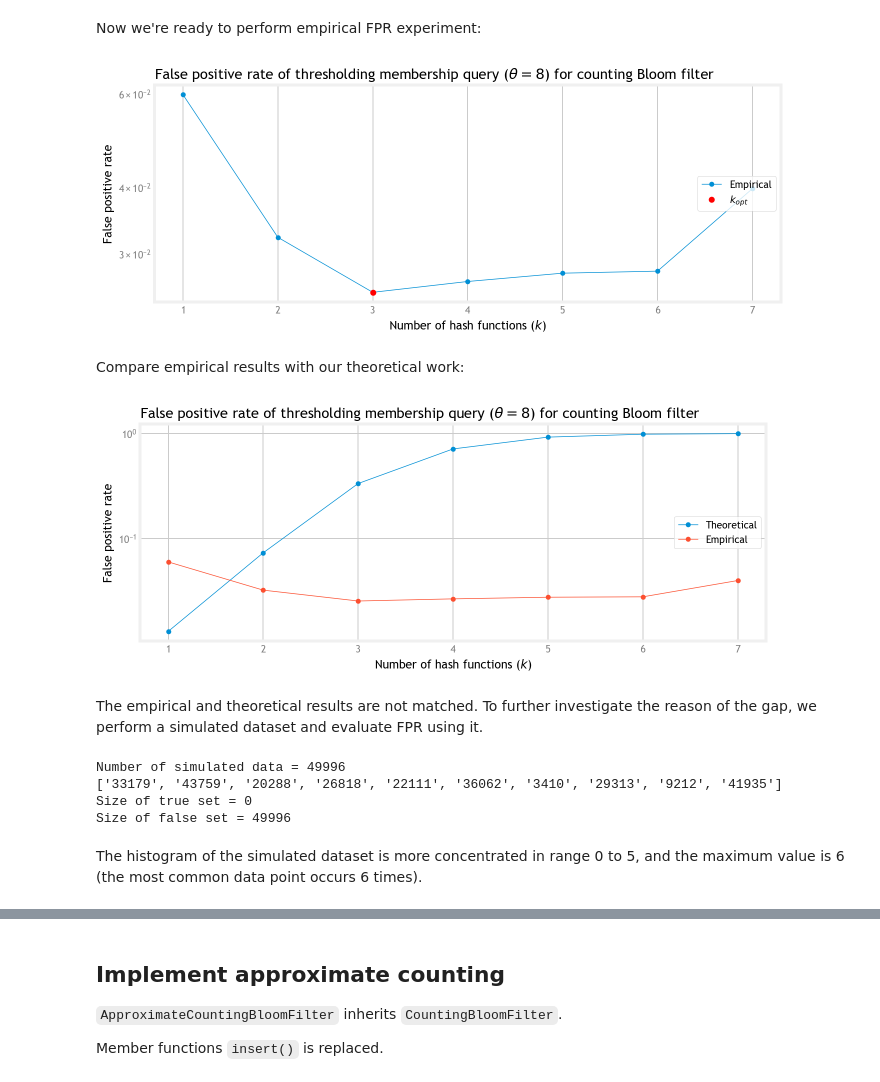
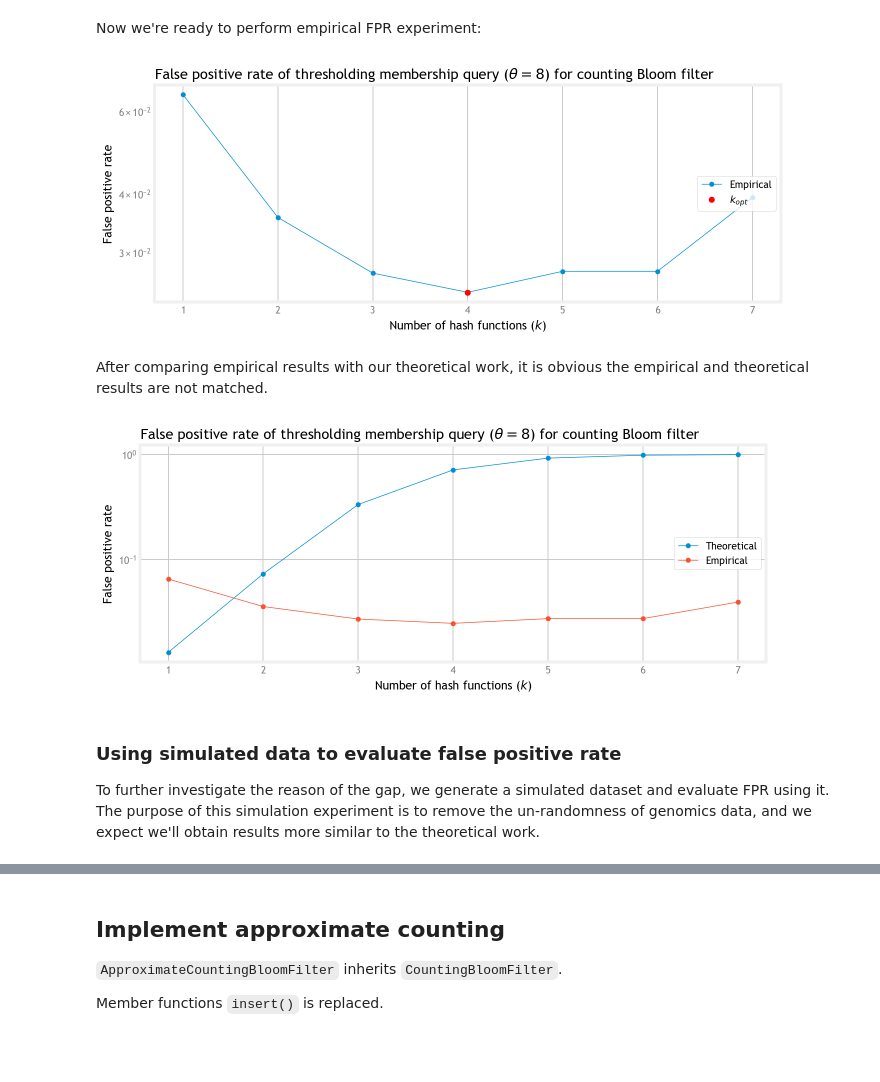
Before and after one commit to milkschen/approx_counting_bloom_filter, a Jupyter notebook: approx_cbf.ipynb, the cells around one changed output, grey strips where cells are left out. Saved outputs shown, nothing was run; the diff lists cells and outputs as text; code cells hidden in the pictures; blank space fills up the shorter version.

Commit message:
added multiple input space experiments

```diff
--- a/approx_cbf.ipynb
+++ b/approx_cbf.ipynb
@@ -415,8 +415,10 @@ def evaluate_fpr_with_data(
     input_stream,
     true_set,
     false_set,
-    max_size = sys.maxsize
+    max_size = sys.maxsize,
+    seed = 0
 ):
+    random.seed(seed)
     list_tp, list_fn, list_fp, list_tn = [], [], [], []
 
     for k in list_k:
@@ -451,44 +453,61 @@ Now we're ready to perform empirical FPR experiment:
 # %%
 list_tp_emp, list_fn_emp, list_fp_emp, list_tn_emp = evaluate_fpr_with_data(
     list_k = list_k,
     size_filter = size_filter,
     theta = theta,
     input_stream = list_kmer,
     true_set = true_set,
     false_set = false_set
 )
-plot_lineplot(x = list_k, list_y = [list_fp_emp], list_label = ['Empirical'], theta = theta, opt = True)
+plot_lineplot_FPR(x = list_k, list_y = [list_fp_emp], list_label = ['Empirical'], theta = theta, opt = True)
 # %% [output]
-[figure, old version]
+[figure, new version]
 # %% [markdown]
-Compare empirical results with our theoretical work:
+After comparing empirical results with our theoretical work, it is obvious the empirical and theoretical results are not matched.
 # %%
-plot_lineplot(x = list_k, list_y = [list_fp_thry, list_fp_emp], list_label = ['Theoretical', 'Empirical'], theta = theta, opt = False)
+plot_lineplot_FPR(x = list_k, list_y = [list_fp_thry, list_fp_emp], list_label = ['Theoretical', 'Empirical'], theta = theta, opt = False)
 # %% [output]
-[figure, old version]
+[figure, new version]
-# %% [markdown]
-The empirical and theoretical results are not matched.
-To further investigate the reason of the gap, we perform a simulated dataset and evaluate FPR using it.
+# %% [markdown]
+### Using simulated data to evaluate false positive rate
+
+To further investigate the reason of the gap, we generate a simulated dataset and evaluate FPR using it.
+The purpose of this simulation experiment is to remove the un-randomness of genomics data, and we expect we'll obtain results more similar to the theoretical work.
 # %%
-random_dataset = []
-for i in list_kmer:
-    random_dataset.append(str(random.randint(0, len(list_kmer) - 1)))
+def simulate_random_data(size_input_space, theta):
+    '''
+    Simulate random points (we use str(Int) to make it hashable) from an input space
 
-true_set_sim = []
-for x in set(random_dataset):
-    if random_dataset.count(x) >= theta:
-        true_set_sim.append(x)
-true_set_sim = set(true_set_sim)
-false_set_sim = set([str(x) for x in set(range(len(list_kmer)))]) - true_set_sim
+    Args:
+    - size_input_space (Int): define how large the space is for simulation
+    - theta (Int): thresholding membership query parameter
 
-print (f'Number of simulated data = {len(random_dataset)}')
-print (random_dataset[:10])
-print (f'Size of true set = {len(true_set_sim)}')
-print (f'Size of false set = {len(false_set_sim)}')
+    Returns:
+    - random_dataset (List):
+        A list of str(Int)'s that are randomly generated from space R^{size_input_space}
+    - true_set (Set):
+        A set of elements that occured >= theta times in `random_dataset`
+    - false_set (Set):
+        A set of elements that are in input space but not in `true_set`
+    '''
+    random.seed(0)
+    random_dataset = []
+    for i in list_kmer:
+        random_dataset.append(str(random.randint(0, size_input_space - 1)))
+
+    true_set = []
+    for x in set(random_dataset):
+        if random_dataset.count(x) >= theta:
+            true_set.append(x)
+    true_set = set(true_set)
+    # If input space is too large, we might consider testing approximated FPR using only the input elements
+    # false_set = set(random_dataset) - true_set
+    false_set = set([str(x) for x in set(range(size_input_space))]) - true_set
+
+    print (f'Size of input space = {size_input_space}')
+    print (f'Number of simulated data = {len(random_dataset)}')
+#     print (random_dataset[:10])
+    print (f'Size of true set = {len(true_set)}')
+    print (f'Size of false set = {len(false_set)}')
+
+    return random_dataset, true_set, false_set
-# %% [output]
-Number of simulated data = 49996
-['33179', '43759', '20288', '26818', '22111', '36062', '3410', '29313', '9212', '41935']
-Size of true set = 0
-Size of false set = 49996
-# %% [markdown]
-The histogram of the simulated dataset is more concentrated in range 0 to 5, and the maximum value is 6 (the most common data point occurs 6 times).
```
Also changed, not shown: parts of 19 cells of this notebook.
